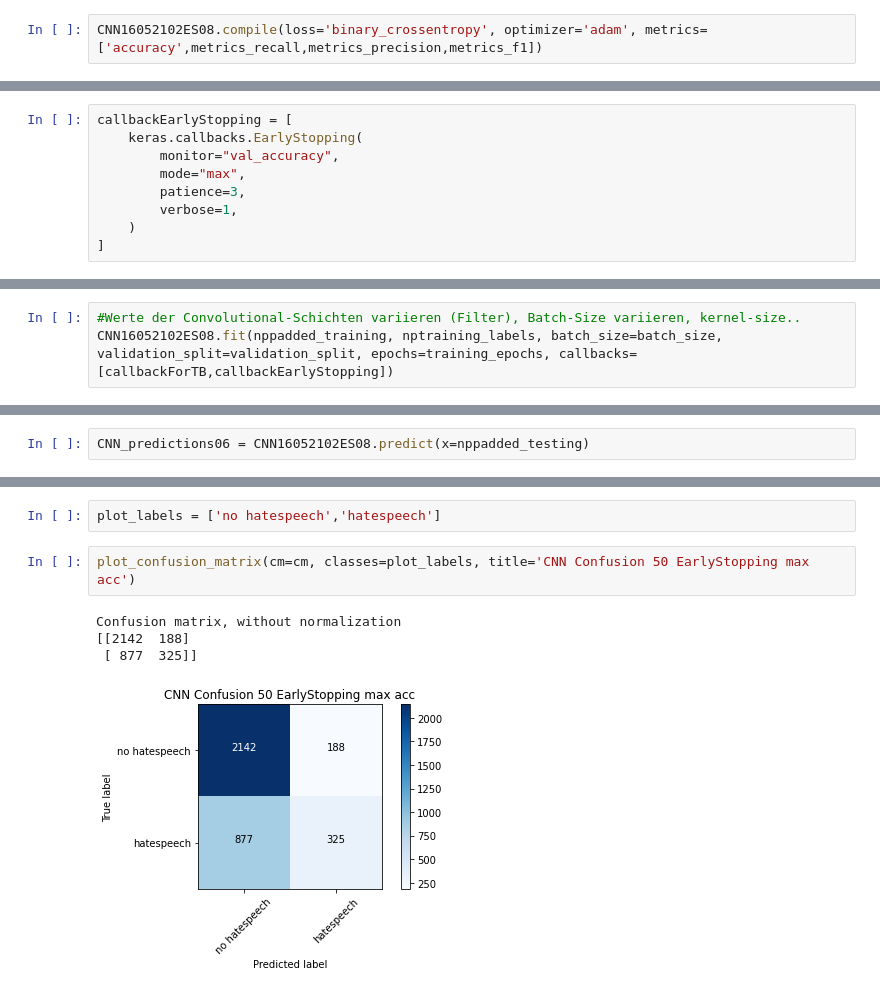
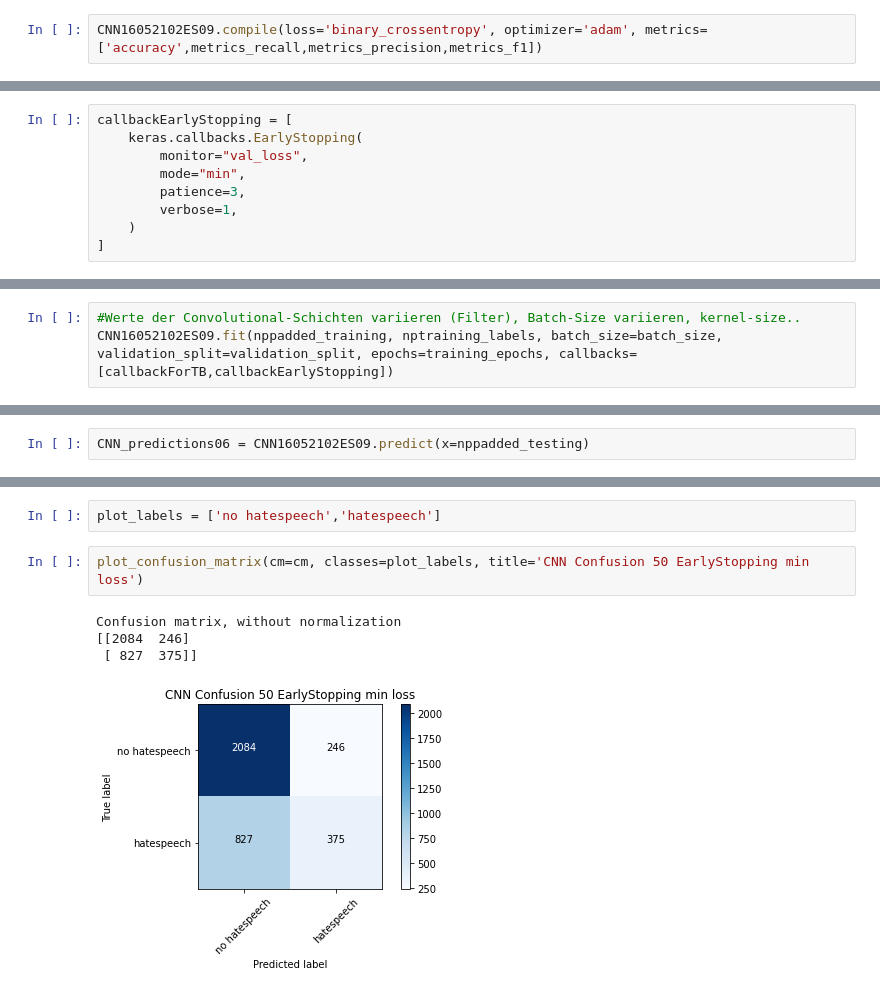
Before and after one commit to BiancaStadl/ProjektarbeitML, a Jupyter notebook: CNN_embedded.ipynb, the cells around one changed output, grey strips where cells are left out. Drawn from its saved outputs; the diff is of its cells as text.

```diff
--- a/CNN_embedded.ipynb
+++ b/CNN_embedded.ipynb
@@ -503,7 +503,7 @@ def metrics_f1(data_true, data_pred):
 # %% [markdown]
 https://aakashgoel12.medium.com/how-to-add-user-defined-function-get-f1-score-in-keras-metrics-3013f979ce0d
 # %%
-CNN16052102ES08.compile(loss='binary_crossentropy', optimizer='adam', metrics=['accuracy',metrics_recall,metrics_precision,metrics_f1])
+CNN16052102ES09.compile(loss='binary_crossentropy', optimizer='adam', metrics=['accuracy',metrics_recall,metrics_precision,metrics_f1])
 # %% [markdown]
 https://www.tensorflow.org/tensorboard/tensorboard_in_notebooks
 # %%
@@ -519,8 +519,8 @@ https://www.tensorflow.org/guide/keras/train_and_evaluate
 # %%
 callbackEarlyStopping = [
     keras.callbacks.EarlyStopping(
-        monitor="val_accuracy",
-        mode="max",
+        monitor="val_loss",
+        mode="min",
         patience=3,
         verbose=1,
     )
@@ -531,6 +531,6 @@ batch_size = 40
 validation_split=0.2
 # %%
 #Werte der Convolutional-Schichten variieren (Filter), Batch-Size variieren, kernel-size..
-CNN16052102ES08.fit(nppadded_training, nptraining_labels, batch_size=batch_size, validation_split=validation_split, epochs=training_epochs, callbacks=[callbackForTB,callbackEarlyStopping])
+CNN16052102ES09.fit(nppadded_training, nptraining_labels, batch_size=batch_size, validation_split=validation_split, epochs=training_epochs, callbacks=[callbackForTB,callbackEarlyStopping])
 # %% [output]
 Epoch 1/30
@@ -567,7 +565,7 @@ metrics_f1) = CNN16052102ES08.evaluate(nppadded_testing, nptesting_labels, verbo
 make some predictions of test data and save it to variable. verbose=0 -> do not generate output
 Gute Quelle: https://deeplizard.com/learn/video/2f-NjDUvZIE
 # %%
-CNN_predictions06 = CNN16052102ES08.predict(x=nppadded_testing)
+CNN_predictions06 = CNN16052102ES09.predict(x=nppadded_testing)
 # %%
 #for p in CNN_predictions06:
  # print(p)
@@ -647,9 +645,9 @@ cm = confusion_matrix(y_true=nptesting_labels, y_pred=prediction_rounded06)
 # %%
 plot_labels = ['no hatespeech','hatespeech']
 # %%
-plot_confusion_matrix(cm=cm, classes=plot_labels, title='CNN Confusion 50 EarlyStopping max acc')
+plot_confusion_matrix(cm=cm, classes=plot_labels, title='CNN Confusion 50 EarlyStopping min loss')
 # %% [output]
 Confusion matrix, without normalization
-[[2142  188]
- [ 877  325]]
+[[2084  246]
+ [ 827  375]]
-[figure, old version]
+[figure, new version]
```
Also changed, not shown: parts of 4 cells of this notebook.
